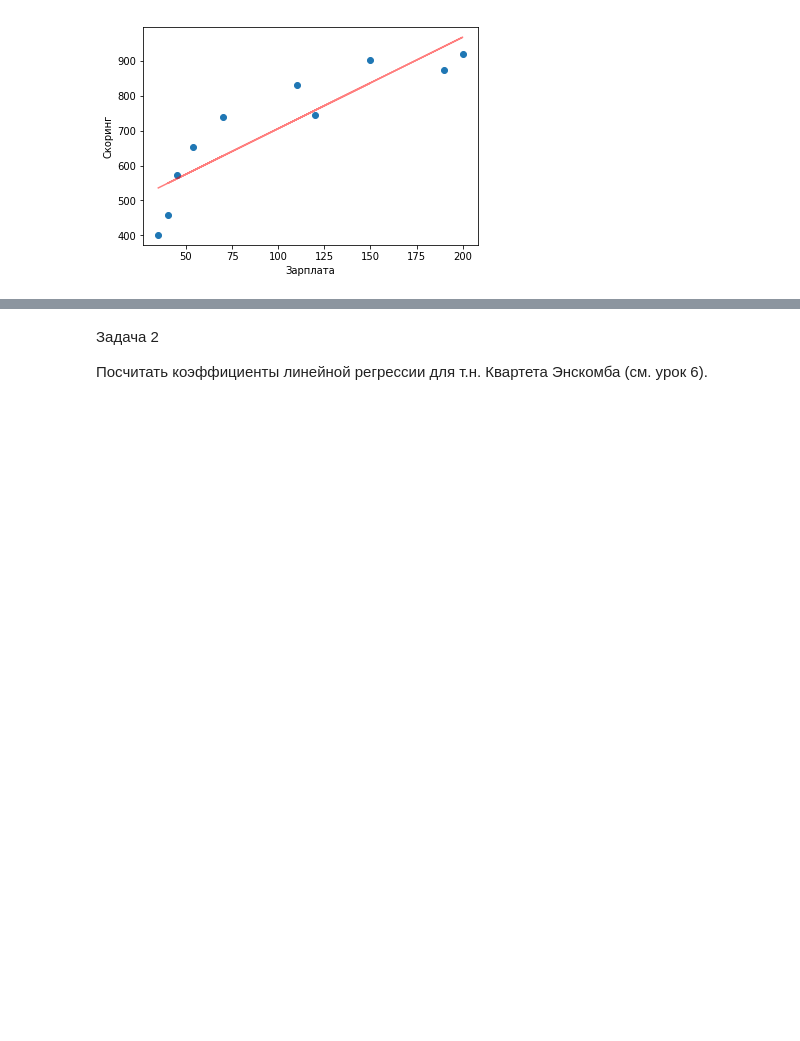
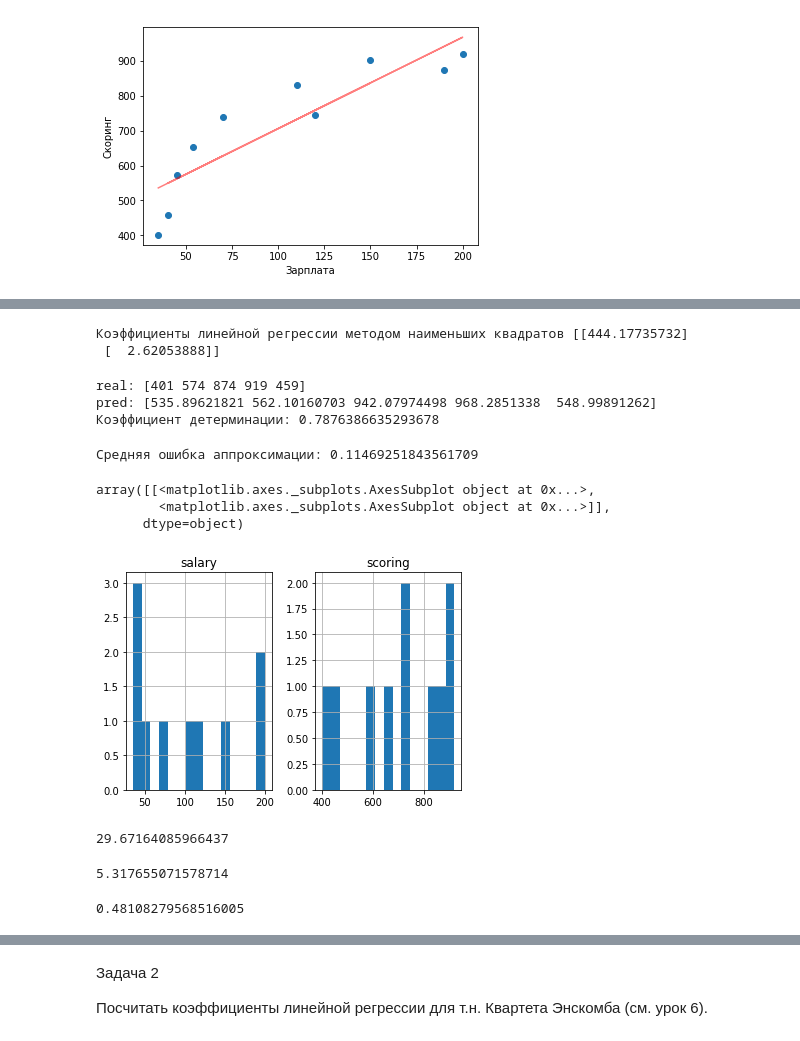
Before and after one commit to daniilstv/math, a Jupyter notebook: mathstat_7.ipynb, the cells around one changed output, grey strips where cells are left out. Saved outputs shown, nothing was run; the diff lists cells and outputs as text; code cells hidden in the pictures; blank space fills up the shorter version.

```diff
--- a/mathstat_7.ipynb
+++ b/mathstat_7.ipynb
@@ -45,0 +57,6 @@ Text(0, 0.5, 'Скоринг')
+# %%
+a = {
+    "salary": [35, 45, 190, 200, 40, 70, 54, 150, 120, 110],
+    "scoring": [401, 574, 874, 919, 459, 739, 653, 902, 746, 832]
+}
+x3 = pd.DataFrame(a)
@@ -45,0 +122,74 @@ Text(0, 0.5, 'Скоринг')
+# %%
+XTX_inv = np.linalg.inv(XTX)
+
+b = XTX_inv.dot(x2.T).dot(y2)
+
+print("Коэффициенты линейной регрессии методом наименьших квадратов",b)
+# %% [output]
+Коэффициенты линейной регрессии методом наименьших квадратов [[444.17735732]
+ [  2.62053888]]
+# %%
+z1 = b0 + b1 * x1
+
+print(f'real: {y1[:5]}')
+print(f'pred: {z1[:5]}')
+R1 = z1.var() / y1.var()
+print("Коэффициент детерминации:" , R1)
+# %% [output]
+real: [401 574 874 919 459]
+pred: [535.89621821 562.10160703 942.07974498 968.2851338  548.99891262]
+Коэффициент детерминации: 0.7876386635293678
+# %%
+def mean_approximation_error(y_real: np.ndarray, y_pred: np.ndarray) -> float:
+    """Средняя ошибка аппроксимации.
+    """
+
+    return np.abs((y_real - y_pred) / y_real).mean()
+
+print("Средняя ошибка аппроксимации:" , mean_approximation_error(y1, z1))
+# %% [output]
+Средняя ошибка аппроксимации: 0.11469251843561709
+# %%
+x3.hist(bins=15)
+# %% [output]
+array([[<matplotlib.axes._subplots.AxesSubplot object at 0x...>,
+        <matplotlib.axes._subplots.AxesSubplot object at 0x...>]],
+      dtype=object)
+[figure, added]
+# %%
+# Оцените построенное уравнение регрессии с помощью F-критерия Фишера.
+
+k1 = 1
+k2 = 10-1-1
+
+T1 = (R1 / (1 - R1)) * (k2 / k1)
+T1
+# %% [output]
+29.67164085966437
+# %%
+alpha = 0.05
+
+F_crit = stats.f.ppf(1 - alpha, k1, k2)
+F_crit
+# %% [output]
+5.317655071578714
+# %%
+def standard_error_slope(
+        x: np.ndarray,
+        y: np.ndarray,
+        z: np.ndarray,
+) -> float:
+    """Стандартная ошибка коэффициента наклона.
+    """
+
+    n = x.shape[0]
+
+    upper = ((y - z) ** 2).sum() / (n - 2)
+    lower = ((x - x.mean()) ** 2).sum()
+
+    return np.sqrt(upper / lower)
+
+s_slope = standard_error_slope(x1, y1, z1)
+s_slope
+# %% [output]
+0.48108279568516005
```
Also changed, not shown: parts of 21 cells of this notebook.
